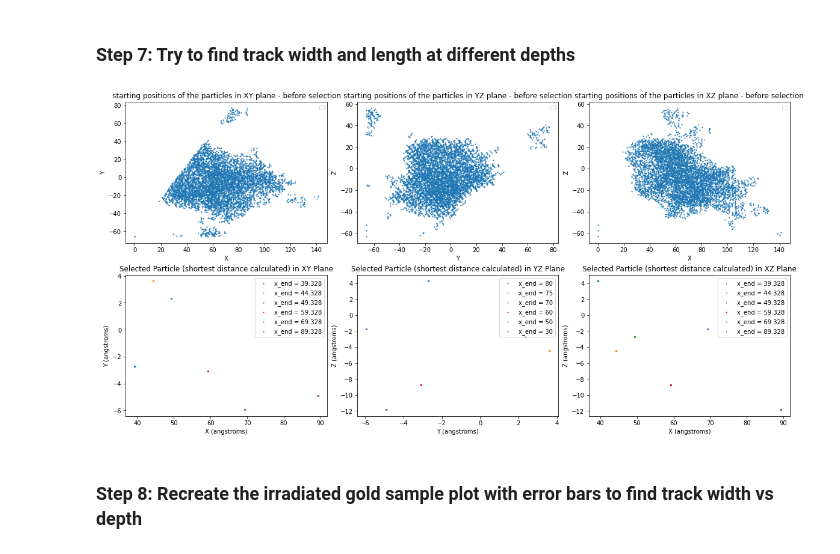
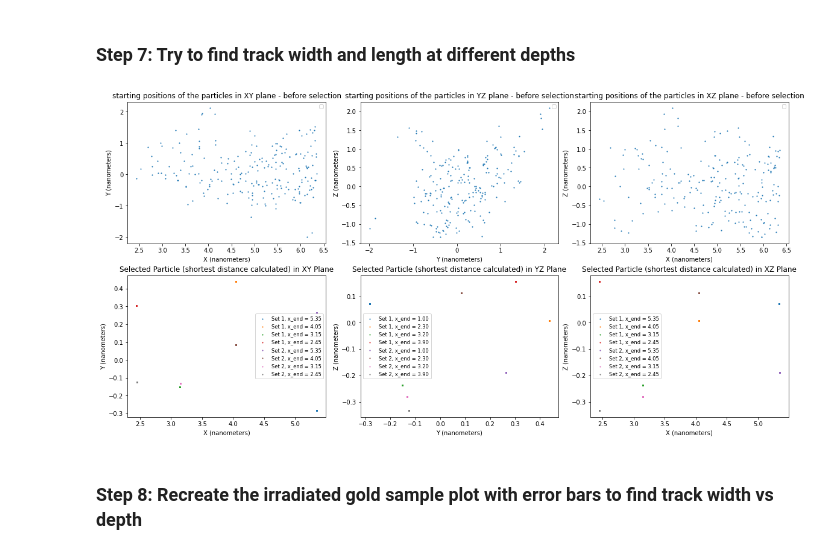
Before and after one commit to katieream/allmywork, a Jupyter notebook: paleodetector/md_vacancies.ipynb, the cells around one changed output. Saved outputs shown, nothing was run; the diff lists cells and outputs as text; code cells hidden in the pictures.

```diff
--- a/paleodetector/md_vacancies.ipynb
+++ b/paleodetector/md_vacancies.ipynb
@@ -353,65 +406,79 @@ def find_spacing(end, y_ref, z_ref, data, sigma_y=0.1, sigma_z=0.1):
     return yvalue, zvalue, width_at_x, mean_error
 # %%
 #test out function validity
-sigma_y = np.std(datainit_cut['y'].values)  # Standard deviation of filtered y-values
-sigma_z = np.std(datainit_cut['z'].values)  # Standard deviation of filtered z-values
+x_width_options = [1.0, 2.3, 3.2, 3.9]
+x_widths3, x_widths4 = [x_start3 - x for x in x_width_options], [x_start4 - x for x in x_width_options]
+sigma_y3, sigma_z3 = np.std(data_3['y'].values), np.std(data_3['z'].values)  # Standard deviation of filtered z-values
+sigma_y4, sigma_z4 = np.std(data_4['y'].values), np.std(data_4['z'].values)  # Standard deviation of filtered z-values
 
-x_end_options = [80, 75, 70, 60, 50, 30]
-for _ in tqdm(range(len(x_end_options))):
-    attempty, attemptz, attemptdist, attempterr = zip(*[find_spacing(x_end, 0, 0, data_input1, sigma_y, sigma_z) for x_end in x_end_options])
+for _ in tqdm(range(len(x_width_options))):
+    attempty3, attemptz3, attemptdist3, attempterr3 = zip(*[find_spacing(x_end, 0, 0, data_input3, sigma_y3, sigma_z3) for x_end in x_width_options])
+    attempty4, attemptz4, attemptdist4, attempterr4 = zip(*[find_spacing(x_end, 0, 0, data_input4, sigma_y4, sigma_z4) for x_end in x_width_options])
 # %%
 # Create the subplots
-x_values = [x_start - x for x in datainit_cut['x'].values]
 
 fig, axes = plt.subplots(2, 3, figsize=(16, 8), constrained_layout=True)
 
 # Initial plots
-axes[0,0].scatter(x_values, datainit_cut['y'].values, s = 5, marker = '.')
+axes[0,0].scatter(data_4['x'].values, data_4['y'].values, s = 5, marker = '.')
 axes[0,0].set_title('starting positions of the particles in XY plane - before selection')
-axes[0,0].set_xlabel('X')
-axes[0,0].set_ylabel('Y')
+axes[0,0].set_xlabel('X (nanometers)')
+axes[0,0].set_ylabel('Y (nanometers)')
 
-axes[0,1].scatter(datainit_cut['y'].values, datainit_cut['z'].values, s = 5, marker = '.')
+axes[0,1].scatter(data_4['y'].values, data_4['z'].values, s = 5, marker = '.')
 axes[0,1].set_title('starting positions of the particles in YZ plane - before selection')
-axes[0,1].set_xlabel('Y')
-axes[0,1].set_ylabel('Z')
+axes[0,1].set_xlabel('Y (nanometers)')
+axes[0,1].set_ylabel('Z (nanometers)')
 
-axes[0,2].scatter(x_values, datainit_cut['z'].values, s = 5, marker = '.')
+axes[0,2].scatter(data_4['x'].values, data_4['z'].values, s = 5, marker = '.')
 axes[0,2].set_title('starting positions of the particles in XZ plane - before selection')
-axes[0,2].set_xlabel('X')
-axes[0,2].set_ylabel('Z')
+axes[0,2].set_xlabel('X (nanometers)')
+axes[0,2].set_ylabel('Z (nanometers)')
 
-# Plot results from find_spacing function
-for i, (y_vals, z_vals, d_vals) in enumerate(zip(attempty, attemptz, attemptdist)):
-    x_end_options = [80, 75, 70, 60, 50, 30]
-    x_values = [x_start - x for x in x_end_options]
-    # Ensure label is passed correctly
-    axes[1,0].invert_xaxis()
-    axes[1,0].scatter([x_values[i]] * len(y_vals), y_vals, s=5, marker='.', label=f"x_end = {x_values[i]}")
-    axes[1,1].scatter(y_vals, z_vals, s=5, marker='.', label=f"x_end = {x_end_options[i]}")
-    #axes[1,2].scatter([x_end_options[i]] * len(z_vals), z_vals, s=5, marker='.', label=f"x_end = {x_end_options[i]}")
-    axes[1,2].invert_xaxis()
-    axes[1,2].scatter([x_values[i]] * len(z_vals), z_vals, s=5, marker='.', label=f"x_end = {x_values[i]}")
+attempty_sets = [attempty3, attempty4]
+attemptz_sets = [attemptz3, attemptz4]
+attemptdist_sets = [attemptdist3, attemptdist4]
+x_end_sets = [x_width_options, x_width_options]
+x_start_sets = [x_start3, x_start4]
+
+for set_idx, (atty, attz, attd, x_ends, x_start) in enumerate(zip(attempty_sets, attemptz_sets, attemptdist_sets, x_end_sets, x_start_sets)):
+    for i, (y_vals, z_vals, d_vals) in enumerate(zip(atty, attz, attd)):
+        # Calculate x_values only for this specific loop
+        x_values = x_start - np.array(x_ends)  # Make sure x_values is based on `x_ends`
+
+        # Plot XY
+        axes[1,0].invert_xaxis()
+        axes[1,0].scatter([x_values[i]] * len(y_vals), y_vals, s=5, marker='.',
+                          label=f"Set {set_idx+1}, x_end = {x_values[i]:.2f}")
+
+        # Plot YZ
+        axes[1,1].scatter(y_vals, z_vals, s=5, marker='.',
+                          label=f"Set {set_idx+1}, x_end = {x_ends[i]:.2f}")
+
+        # Plot XZ
+        axes[1,2].invert_xaxis()
+        axes[1,2].scatter([x_values[i]] * len(z_vals), z_vals, s=5, marker='.',
+                          label=f"Set {set_idx+1}, x_end = {x_values[i]:.2f}")
 
 
-# Set plot titles and labels
-    axes[1,0].set_title('Selected Particle (shortest distance calculated) in XY Plane')
-    axes[1,0].set_xlabel('X (angstroms)')
-    axes[1,0].set_ylabel('Y (angstroms)')
+# Set titles and labels
+axes[1,0].set_title('Selected Particle (shortest distance calculated) in XY Plane')
+axes[1,0].set_xlabel('X (nanometers)')
+axes[1,0].set_ylabel('Y (nanometers)')
 
-    axes[1,1].set_title('Selected Particle (shortest distance calculated) in YZ Plane')
-    axes[1,1].set_xlabel('Y (angstroms)')
-    axes[1,1].set_ylabel('Z (angstroms)')
+axes[1,1].set_title('Selected Particle (shortest distance calculated) in YZ Plane')
+axes[1,1].set_xlabel('Y (nanometers)')
+axes[1,1].set_ylabel('Z (nanometers)')
 
-    axes[1,2].set_title('Selected Particle (shortest distance calculated) in XZ Plane')
-    axes[1,2].set_xlabel('X (angstroms)')
-    axes[1,2].set_ylabel('Z (angstroms)')
+axes[1,2].set_title('Selected Particle (shortest distance calculated) in XZ Plane')
+axes[1,2].set_xlabel('X (nanometers)')
+axes[1,2].set_ylabel('Z (nanometers)')
 
-# Add legends after plotting all the data
+# Add legends
 for ax in axes.flat:
-    ax.legend(loc='best')
+    ax.legend(loc='best', fontsize='small')
 # %% [output]
-[figure, old version]
+[figure, new version]
 # %% [markdown]
 ### Step 8: Recreate the irradiated gold sample plot with error bars to find track width vs depth
 # %%
```
Also changed, not shown: parts of 22 cells of this notebook.
